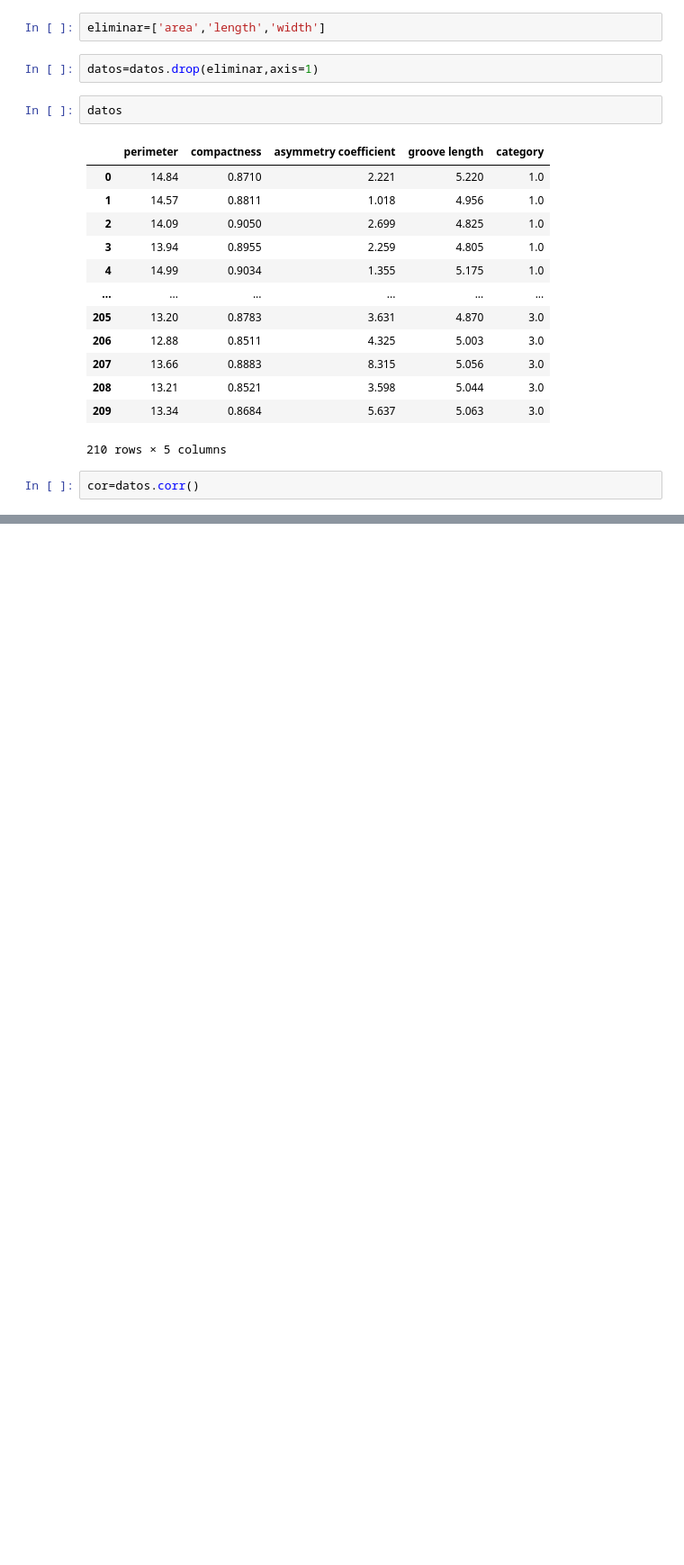
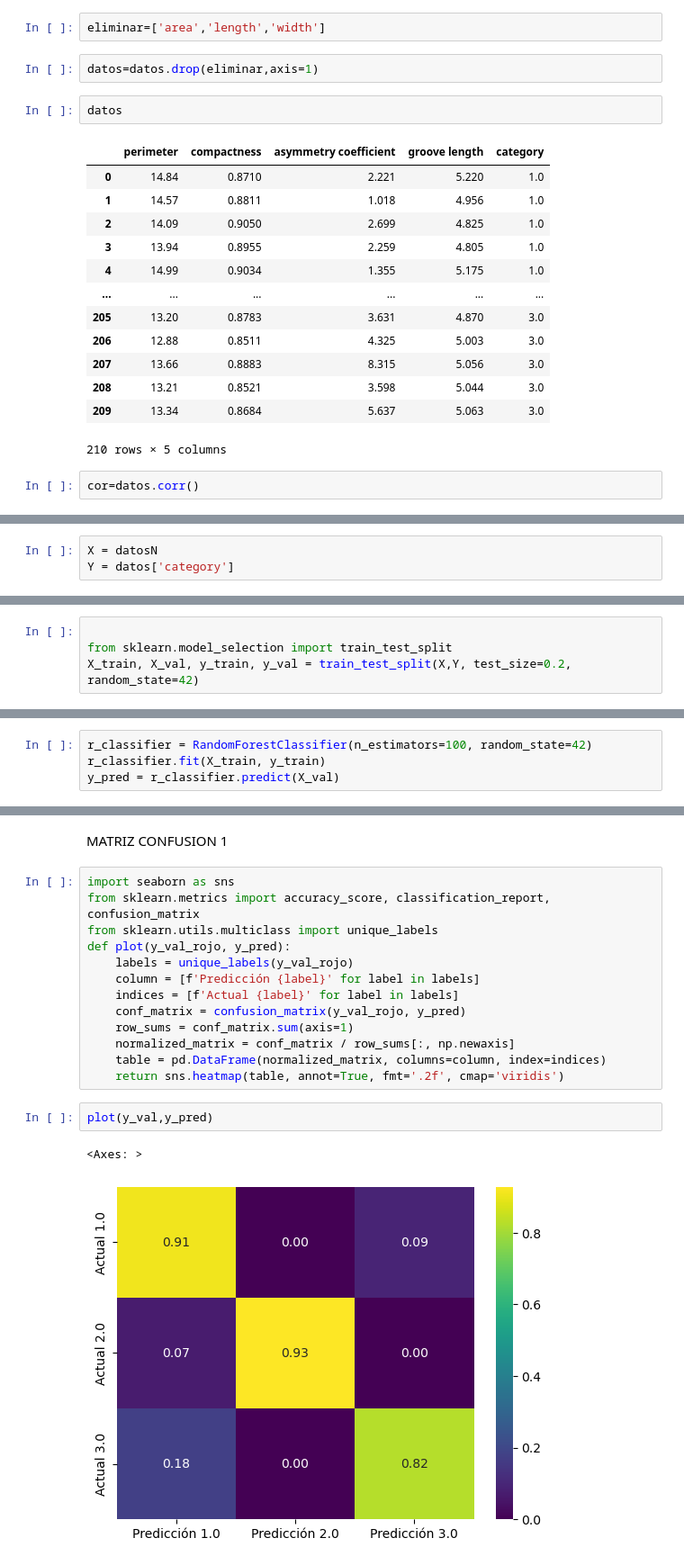
Before and after one commit to Eriik12/PROYECTO, a Jupyter notebook: TRIGO/Untitled.ipynb, the cells around one changed output, grey strips where cells are left out. Shown at 90% size. Saved outputs shown, nothing was run; the diff lists cells and outputs as text; blank space fills up the shorter version.

Commit message:
knn y forest

```diff
--- a/TRIGO/Untitled.ipynb
+++ b/TRIGO/Untitled.ipynb
@@ -74,0 +84,3 @@ normalized_df
+# %%
+X = datosN
+Y = datos['category']
@@ -74,0 +104,4 @@ normalized_df
+# %%
+
+from sklearn.model_selection import train_test_split
+X_train, X_val, y_train, y_val = train_test_split(X,Y, test_size=0.2, random_state=42)
@@ -74,0 +112,4 @@ normalized_df
+# %%
+r_classifier = RandomForestClassifier(n_estimators=100, random_state=42)
+r_classifier.fit(X_train, y_train)
+y_pred = r_classifier.predict(X_val)
@@ -74,0 +121,20 @@ normalized_df
+# %% [markdown]
+MATRIZ CONFUSION 1
+# %%
+import seaborn as sns
+from sklearn.metrics import accuracy_score, classification_report, confusion_matrix
+from sklearn.utils.multiclass import unique_labels
+def plot(y_val_rojo, y_pred):
+    labels = unique_labels(y_val_rojo)
+    column = [f'Predicción {label}' for label in labels]
+    indices = [f'Actual {label}' for label in labels]
+    conf_matrix = confusion_matrix(y_val_rojo, y_pred)
+    row_sums = conf_matrix.sum(axis=1)
+    normalized_matrix = conf_matrix / row_sums[:, np.newaxis]
+    table = pd.DataFrame(normalized_matrix, columns=column, index=indices)
+    return sns.heatmap(table, annot=True, fmt='.2f', cmap='viridis')
+# %%
+plot(y_val,y_pred)
+# %% [output]
+<Axes: >
+[figure, added]
```
Also changed, not shown: parts of 18 cells of this notebook.
